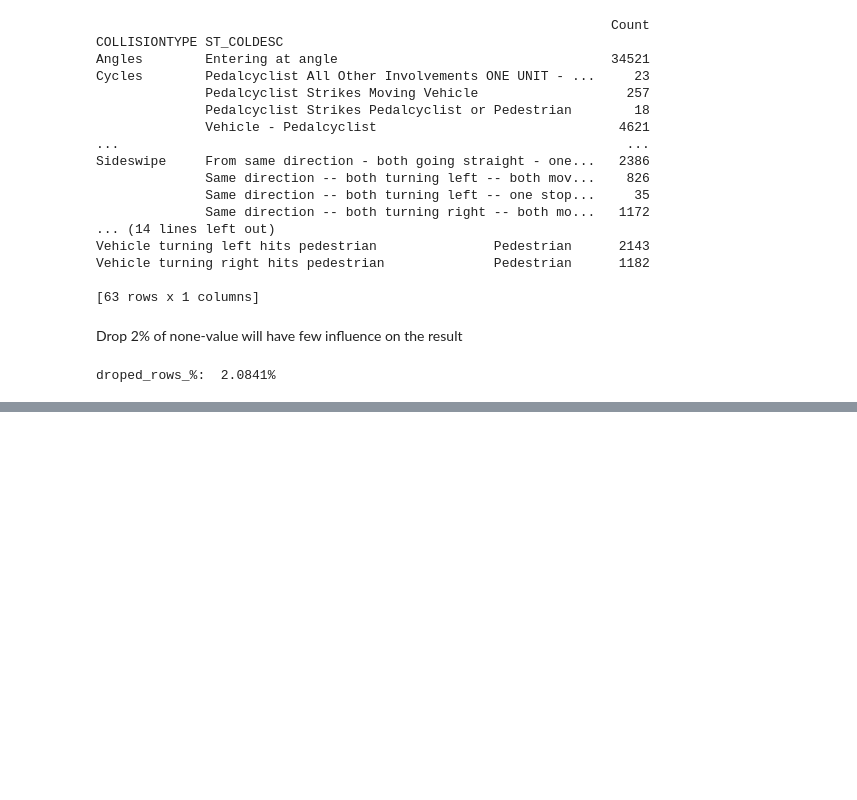
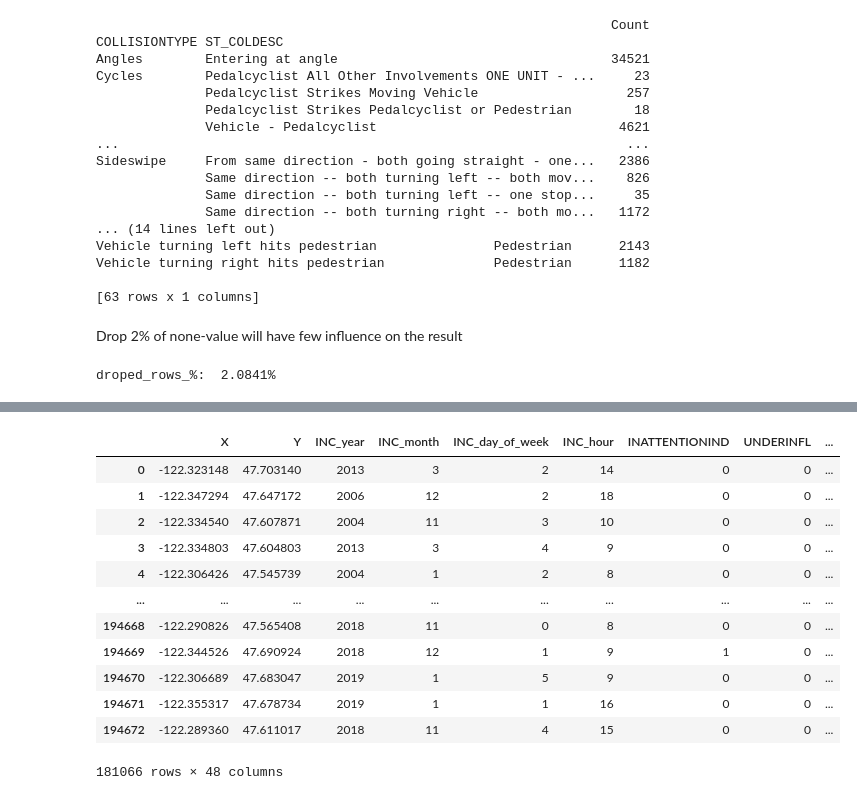
Before and after one commit to maxianren/Coursera_Capstone, a Jupyter notebook: capstone_project.ipynb, the cells around one changed output, grey strips where cells are left out. Drawn from its saved outputs; the diff is of its cells as text; code cells hidden in the pictures; blank space fills up the shorter version.

Commit message:
one hot encode data cleaned

```diff
--- a/capstone_project.ipynb
+++ b/capstone_project.ipynb
@@ -112,9 +112,9 @@ Name: INC_day_of_week, dtype: int64
 Name: INC_month, dtype: int64
 # %%
 #get the hour of accident, missing value are replaced with NaT
-df['time']=df['INCDTTM'].dt.time
-df['time']=df['time'].apply(lambda x: pd.NaT if (x==datetime.time(0,0))  else x.hour)
-df['time'].value_counts(dropna=False)
+df['INC_time']=df['INCDTTM'].dt.time
+df['INC_hour']=df['INC_time'].apply(lambda x: pd.NaT if (x==datetime.time(0,0))  else x.hour)
+df['INC_hour'].value_counts(dropna=False)
 # %% [output]
 NaN     25373
 17.0    12580
@@ -292,10 +276,15 @@ Vehicle turning right hits pedestrian              Pedestrian      1182
 # %% [markdown]
 Drop 2% of none-value will have few influence on the result
 # %%
+#percentage of none value
 selected_categorical_feature=['JUNCTIONTYPE', 'COLLISIONTYPE', 'WEATHER', 'ROADCOND', 'LIGHTCOND']
 print('droped_rows_%: ',"{:0.4%}".format(
     (df.shape[0]-df[selected_categorical_feature].dropna().shape[0])/df.shape[0])
      )
+
+#dataframe after drop none value
+df_index_dropna=df[selected_categorical_feature].dropna(axis=0).index
+df=df.loc[df_index,]
 # %% [output]
 droped_rows_%:  2.0841%
 # %%
@@ -326,14 +351,0 @@ dummy_JUNCTIONTYPE.head()
-# %%
-#transform JUNCTIONTYPE
-dummy_LIGHTCOND = pd.get_dummies(df["LIGHTCOND"]\
-                                 .drop(df[df["LIGHTCOND"]=='Dark - Unknown Lighting'].index)\
-                                 .replace({'Unknown':'Other_LIGHTCOND',
-                                           'Daylight':'LIGHTCOND_Daylight',
-                                           'Dusk':'LIGHTCOND_Dusk',
-                                           'Dawn':'LIGHTCOND_Dawn',
-                                           'Other':'Other_LIGHTCOND',
-                                           'Dark - No Street Lights':'LIGHTCOND_Dark_Street_Lights_Absent/Off',
-                                           'Dark - Street Lights Off':'LIGHTCOND_Dark_Street_Lights_Absent/Off',
-                                           'Dark - Street Lights On':'LIGHTCOND_Dark_Street_Lights_On'}))
-
-dummy_LIGHTCOND.head()
@@ -355,0 +352,22 @@ Unknown                                                  5
+# %%
+selected_featrue=['X', 'Y',\
+                  'INC_year','INC_month','INC_day_of_week','INC_hour',\
+                  'INATTENTIONIND', 'UNDERINFL', 'PEDROWNOTGRNT', 'SPEEDING', 'SEGLANEKEY', 'CROSSWALKKEY', 'HITPARKEDCAR']
+#concat all the features
+df_clean=pd.concat([df[selected_featrue],dummy_WEATHER,dummy_ROADCOND,dummy_COLLISIONTYPE,dummy_LIGHTCOND,dummy_JUNCTIONTYPE,df['SEVERITYCODE']], axis=1)
+df_clean['SEVERITYCODE'].replace({2:1,1:0},inplace=True)
+df_clean
+# %% [output]
+|  | X | Y | INC_year | INC_month | INC_day_of_week | INC_hour | INATTENTIONIND | UNDERINFL | ... |
+| 0 | -122.323148 | 47.703140 | 2013 | 3 | 2 | 14 | 0 | 0 | ... |
+| 1 | -122.347294 | 47.647172 | 2006 | 12 | 2 | 18 | 0 | 0 | ... |
+| 2 | -122.334540 | 47.607871 | 2004 | 11 | 3 | 10 | 0 | 0 | ... |
+| 3 | -122.334803 | 47.604803 | 2013 | 3 | 4 | 9 | 0 | 0 | ... |
+| 4 | -122.306426 | 47.545739 | 2004 | 1 | 2 | 8 | 0 | 0 | ... |
+| ... | ... | ... | ... | ... | ... | ... | ... | ... | ... |
+| 194668 | -122.290826 | 47.565408 | 2018 | 11 | 0 | 8 | 0 | 0 | ... |
+| 194669 | -122.344526 | 47.690924 | 2018 | 12 | 1 | 9 | 1 | 0 | ... |
+| 194670 | -122.306689 | 47.683047 | 2019 | 1 | 5 | 9 | 0 | 0 | ... |
+| 194671 | -122.355317 | 47.678734 | 2019 | 1 | 1 | 16 | 0 | 0 | ... |
+| 194672 | -122.289360 | 47.611017 | 2018 | 11 | 4 | 15 | 0 | 0 | ... |
+181066 rows × 48 columns
```
Also changed, not shown: parts of 7 cells of this notebook.
